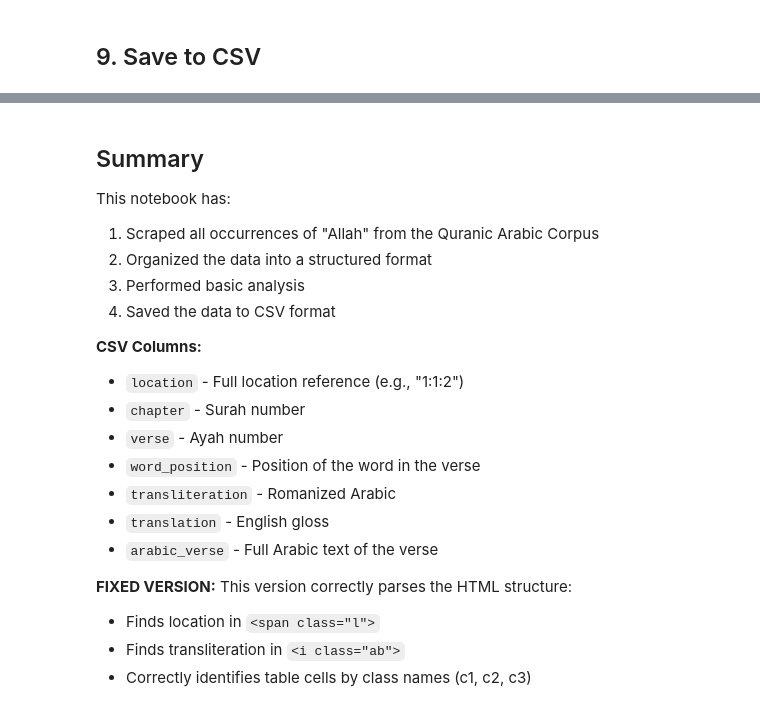
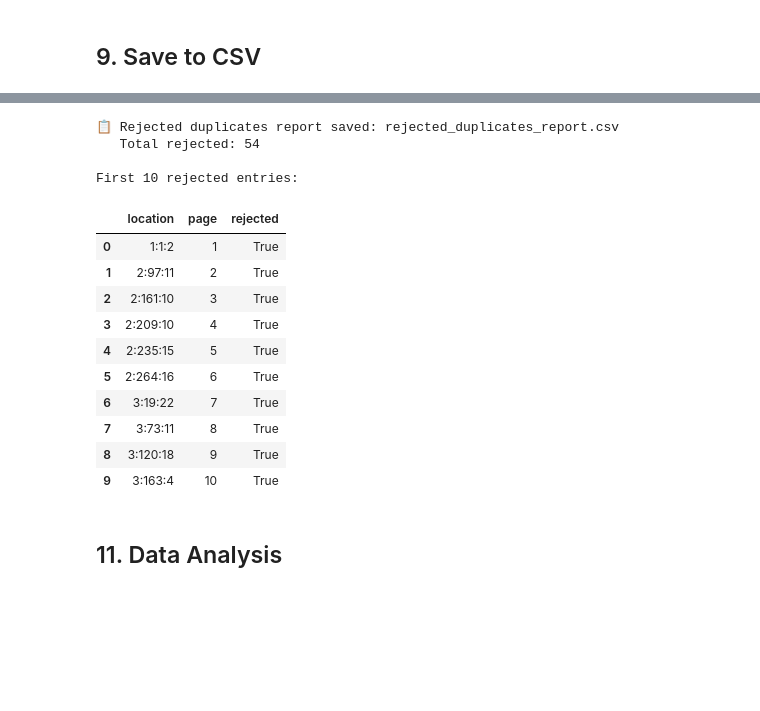
Before and after one commit to FaizaQamar/Meaning-with-Context, a Jupyter notebook: quran-com-scraping.ipynb, the cells around one changed output, grey strips where cells are left out. Cells and saved outputs as stored; diff of their text form; code cells hidden in the pictures; blank space fills up the shorter version.

```diff
--- a/quran-com-scraping.ipynb
+++ b/quran-com-scraping.ipynb
@@ -428,0 +280,9 @@ else:
+# %%
+# Scrape all pages
+all_results, rejected_duplicates = scrape_all_pages(total_pages=54)
+
+# Convert to DataFrame
+df = pd.DataFrame(all_results)
+
+print(f"\nFinal DataFrame shape: {df.shape}")
+print(f"Columns: {list(df.columns)}")
@@ -511,22 +354,30 @@ Occurrences with 'in Allah' translation: 86
-# %% [markdown]
-## Summary
-
-This notebook has:
-1. Scraped all occurrences of "Allah" from the Quranic Arabic Corpus
-2. Organized the data into a structured format
-3. Performed basic analysis
-4. Saved the data to CSV format
-
-**CSV Columns:**
-- `location` - Full location reference (e.g., "1:1:2")
-- `chapter` - Surah number
-- `verse` - Ayah number
-- `word_position` - Position of the word in the verse
-- `transliteration` - Romanized Arabic
-- `translation` - English gloss
-- `arabic_verse` - Full Arabic text of the verse
-
-**FIXED VERSION:** This version correctly parses the HTML structure:
-- Finds location in `<span class="l">`
-- Finds transliteration in `<i class="ab">`
-- Correctly identifies table cells by class names (c1, c2, c3)
+# %%
+if rejected_duplicates:
+    df_rejected = pd.DataFrame(rejected_duplicates)
+    rejected_filename = 'rejected_duplicates_report.csv'
+    df_rejected.to_csv(rejected_filename, index=False)
+
+    print(f"\n📋 Rejected duplicates report saved: {rejected_filename}")
+    print(f"   Total rejected: {len(rejected_duplicates)}")
+    print("\nFirst 10 rejected entries:")
+    display(df_rejected.head(10))
+else:
+    print("\n✓ No duplicates were encountered, so no rejection report needed")
+# %% [output]
+📋 Rejected duplicates report saved: rejected_duplicates_report.csv
+   Total rejected: 54
+
+First 10 rejected entries:
+|  | location | page | rejected |
+| 0 | 1:1:2 | 1 | True |
+| 1 | 2:97:11 | 2 | True |
+| 2 | 2:161:10 | 3 | True |
+| 3 | 2:209:10 | 4 | True |
+| 4 | 2:235:15 | 5 | True |
+| 5 | 2:264:16 | 6 | True |
+| 6 | 3:19:22 | 7 | True |
+| 7 | 3:73:11 | 8 | True |
+| 8 | 3:120:18 | 9 | True |
+| 9 | 3:163:4 | 10 | True |
+# %% [markdown]
+## 11. Data Analysis
```
Also changed, not shown: parts of 40 cells of this notebook.
